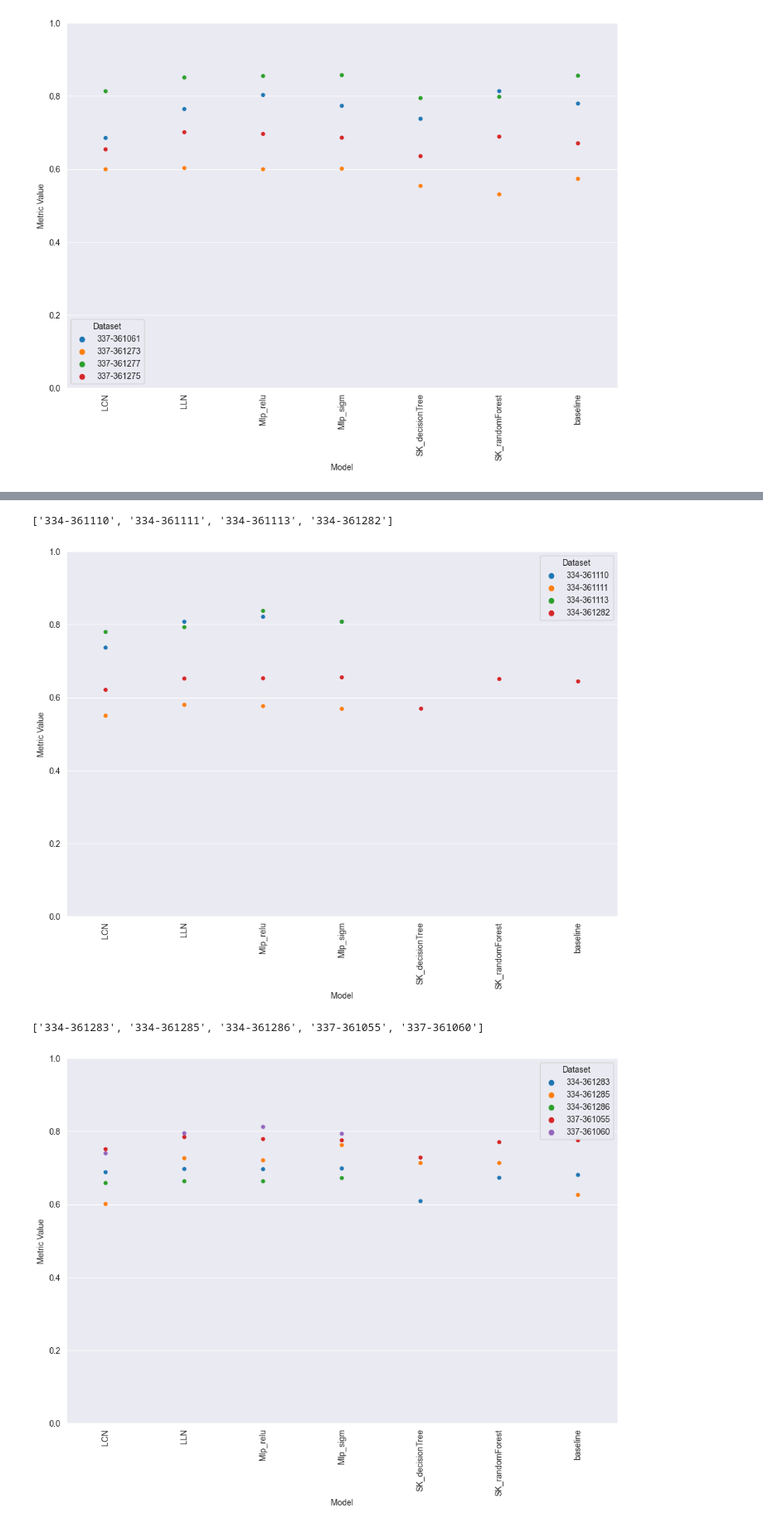
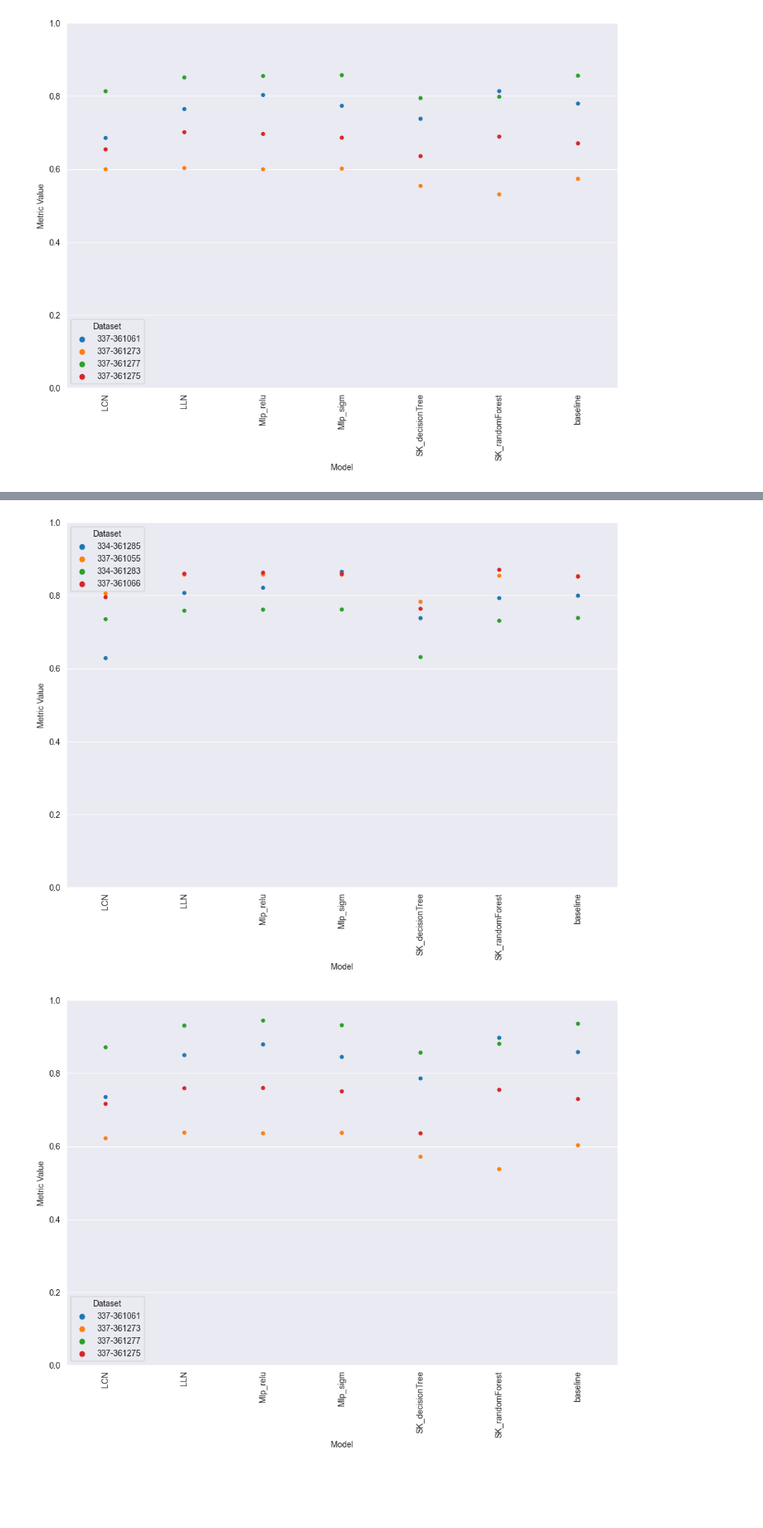
Before and after one commit to Bartosz-G/non-homogenous-data-working-repo, a Jupyter notebook: results/ResultsAnalysis.ipynb, the cells around one changed output, grey strips where cells are left out. Shown: that part at 83% size. Cells and saved outputs as stored; diff of their text form; code cells hidden in the pictures; blank space fills up the shorter version.

Commit message:
added results for top 15 and roc auc

```diff
--- a/results/ResultsAnalysis.ipynb
+++ b/results/ResultsAnalysis.ipynb
@@ -140,14 +183,16 @@ per_dataset_top_acc.to_csv('saved_results/per_dataset_acc_score.csv')
+# %%
+enough_data = ['334-361282', '334-361285', '337-361055', '334-361283', '337-361066', '337-361061', '337-361273', '337-361277', '337-361275']
+top_roc_score = get_top_models(cls_results, 'val_metrics.roc_auc_score')
+top_roc_per_dataset = pivot_per_dataset(top_roc_score, 'test_metrics.roc_auc_score')
+top_roc_per_dataset = top_roc_per_dataset[['model'] + enough_data]
+top_roc_per_dataset.to_csv('saved_results/top_roc_per_dataset.csv')
 # %%
-to_plot = top_acc_per_dataset.columns.tolist()[1:5]
-print(to_plot)
-plot_per_datasets(top_acc_per_dataset, to_plot, scale = True)
+to_plot = enough_data[1:5]
+plot_per_datasets(top_roc_per_dataset, to_plot, scale = True)
 # %% [output]
-['334-361110', '334-361111', '334-361113', '334-361282']
-[figure, old version]
+[figure, new version]
 # %%
-to_plot = top_acc_per_dataset.columns.tolist()[5:10]
-print(to_plot)
-plot_per_datasets(top_acc_per_dataset, to_plot, scale = True)
+to_plot = enough_data[5:]
+plot_per_datasets(top_roc_per_dataset, to_plot, scale = True)
 # %% [output]
-['334-361283', '334-361285', '334-361286', '337-361055', '337-361060']
-[figure, old version]
+[figure, new version]
```
Also changed, not shown: parts of 32 cells of this notebook, 9 other files.
